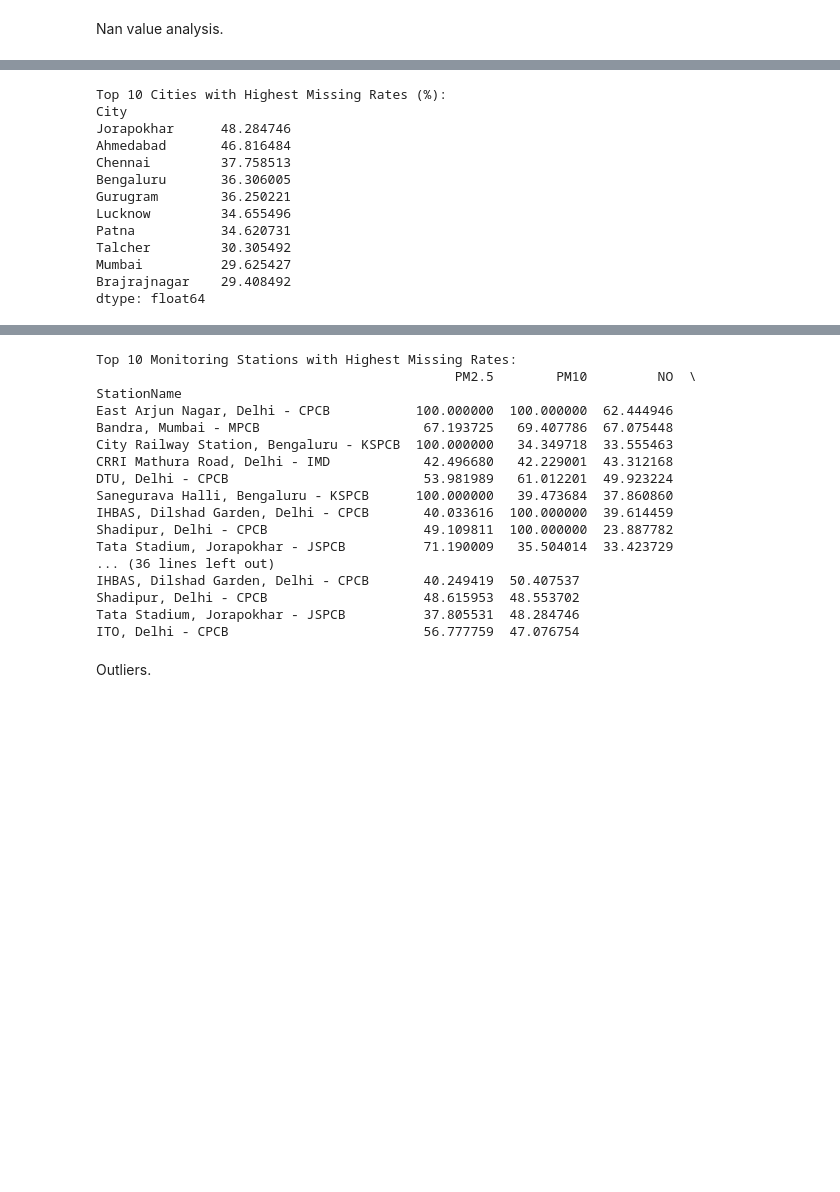
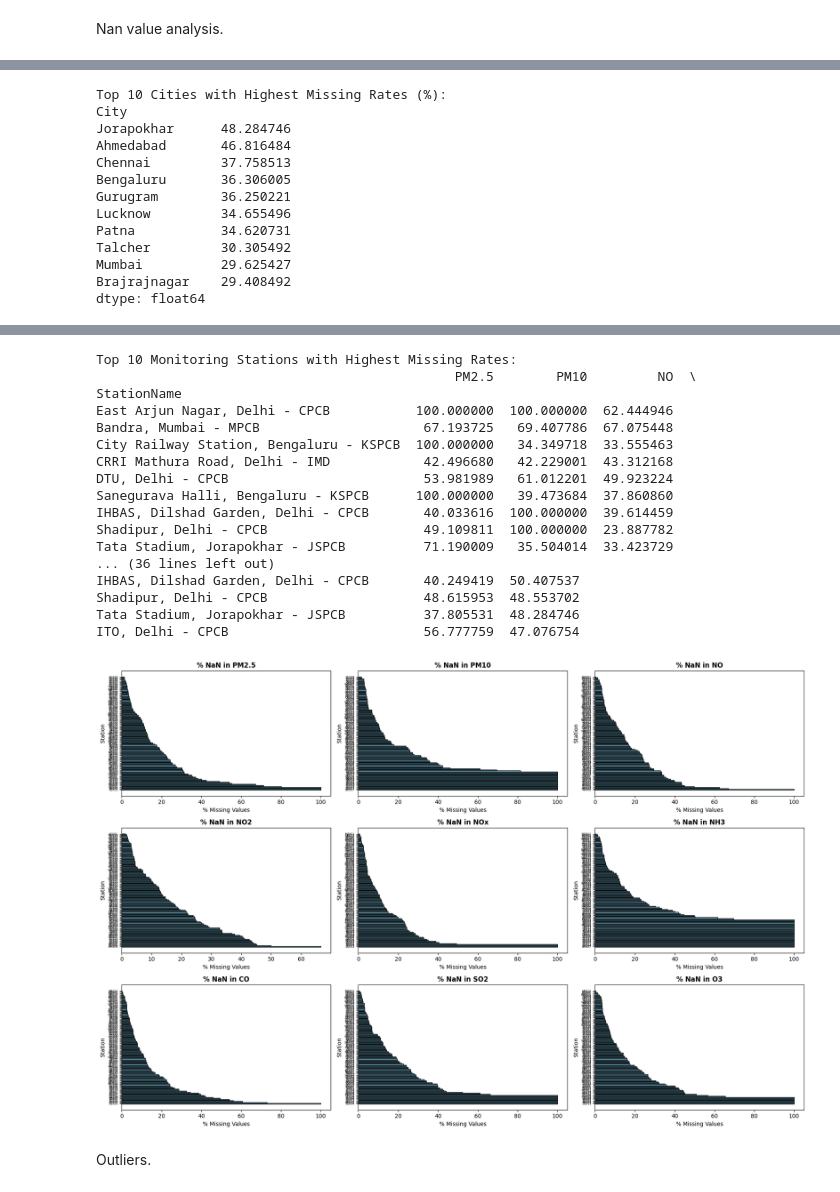
Before and after one commit to AlexRarinca/Air_Quality_Prediction, a Jupyter notebook: air_quality_all.ipynb, the cells around one changed output, grey strips where cells are left out. Drawn from its saved outputs; the diff is of its cells as text; code cells hidden in the pictures; blank space fills up the shorter version.

```diff
--- a/air_quality_all.ipynb
+++ b/air_quality_all.ipynb
@@ -517,7 +525,9 @@ avg_pollutant_by_station(df)
 # %% [markdown]
 Nan value analysis.
 # %%
-def nan_by_pollutant(India):
+def nan_by_pollutant(df):
+
+    India = df.copy()
 
     # Keep only pollutant-related columns
     polls = ['PM2.5','PM10','NO','NO2','NOx','NH3','CO','SO2','O3','AQI']
@@ -540,8 +550,9 @@ def nan_by_pollutant(India):
     plt.tight_layout()
     plt.show()
 
-def nan_by_city(India):
+def nan_by_city(df):
 
+    India = df.copy()
     #--------------------------------------------------------------------------------------------------------------------------------
     # Calculate missing rate by city
     # Keep only pollutant-related columns
@@ -580,8 +591,9 @@ def nan_by_city(India):
     plt.tight_layout()
     plt.show()
 
-def nan_by_station(India):
+def nan_by_station(df):
 
+    India = df.copy()
     #  Calculate missing rate by monitoring station
 
     polls = ['PM2.5','PM10','NO','NO2','NOx','NH3','CO','SO2','O3','AQI']
@@ -593,11 +605,42 @@ def nan_by_station(India):
     print("Top 10 Monitoring Stations with Highest Missing Rates:")
     print(station_miss.head(10))
 
+def nan_percent_by_station(df):
 
+    # pollutant list
+    pollutants = ['PM2.5', 'PM10', 'NO', 'NO2', 'NOx', 'NH3', 'CO', 'SO2', 'O3']
+
+    # Calculate % of NaN values for each pollutant per station
+    stations_nan_pct = (
+        df.groupby('StationId')[pollutants]
+          .apply(lambda x: x.isna().mean() * 100)
+          .reset_index()
+    )
+
+    # Create subplots: 3 rows × 3 columns
+    fig, axes = plt.subplots(3, 3, figsize=(18, 12))
+    axes = axes.flatten()  # make axes 1D for easy looping
+
+    # Plot each pollutant
+    for i, pollutant in enumerate(pollutants):
+        # Sort stations by % NaN for that pollutant
+        sorted_data = stations_nan_pct.sort_values(by=pollutant, ascending=False)
+
+        axes[i].barh(sorted_data['StationId'], sorted_data[pollutant],
+                     color='skyblue', edgecolor='black')
+
+        axes[i].set_title(f'% NaN in {pollutant}', fontsize=12, fontweight='bold')
+        axes[i].set_xlabel('% Missing Values', fontsize=10)
+        axes[i].set_ylabel('Station', fontsize=10)
+        axes[i].tick_params(axis='y', labelsize=5)
+
+    plt.tight_layout()
+    plt.show()
 
 nan_by_pollutant(df)
 nan_by_city(df)
 nan_by_station(df)
+nan_percent_by_station(df)
 # %% [output]
 Missing Percentage by Pollutant (%): NH3      47.762779
 PM10     43.229669
@@ -616,33 +659,34 @@ City
 Jorapokhar      48.284746
 Ahmedabad       46.816484
 Chennai         37.758513
 Bengaluru       36.306005
 Gurugram        36.250221
 Lucknow         34.655496
 Patna           34.620731
 Talcher         30.305492
 Mumbai          29.625427
 Brajrajnagar    29.408492
 dtype: float64
 [figure]
 [figure]
 Top 10 Monitoring Stations with Highest Missing Rates:
                                               PM2.5        PM10         NO  \
 StationName
 East Arjun Nagar, Delhi - CPCB           100.000000  100.000000  62.444946
 Bandra, Mumbai - MPCB                     67.193725   69.407786  67.075448
 City Railway Station, Bengaluru - KSPCB  100.000000   34.349718  33.555463
 CRRI Mathura Road, Delhi - IMD            42.496680   42.229001  43.312168
 DTU, Delhi - CPCB                         53.981989   61.012201  49.923224
 Sanegurava Halli, Bengaluru - KSPCB      100.000000   39.473684  37.860860
 IHBAS, Dilshad Garden, Delhi - CPCB       40.033616  100.000000  39.614459
 Shadipur, Delhi - CPCB                    49.109811  100.000000  23.887782
 Tata Stadium, Jorapokhar - JSPCB          71.190009   35.504014  33.423729
 ... (36 lines left out)
 IHBAS, Dilshad Garden, Delhi - CPCB       40.249419  50.407537
 Shadipur, Delhi - CPCB                    48.615953  48.553702
 Tata Stadium, Jorapokhar - JSPCB          37.805531  48.284746
 ITO, Delhi - CPCB                         56.777759  47.076754
+[figure, added]
 # %% [markdown]
 Outliers.
 # %% [markdown]
```
Also changed, not shown: parts of 5 cells of this notebook.
